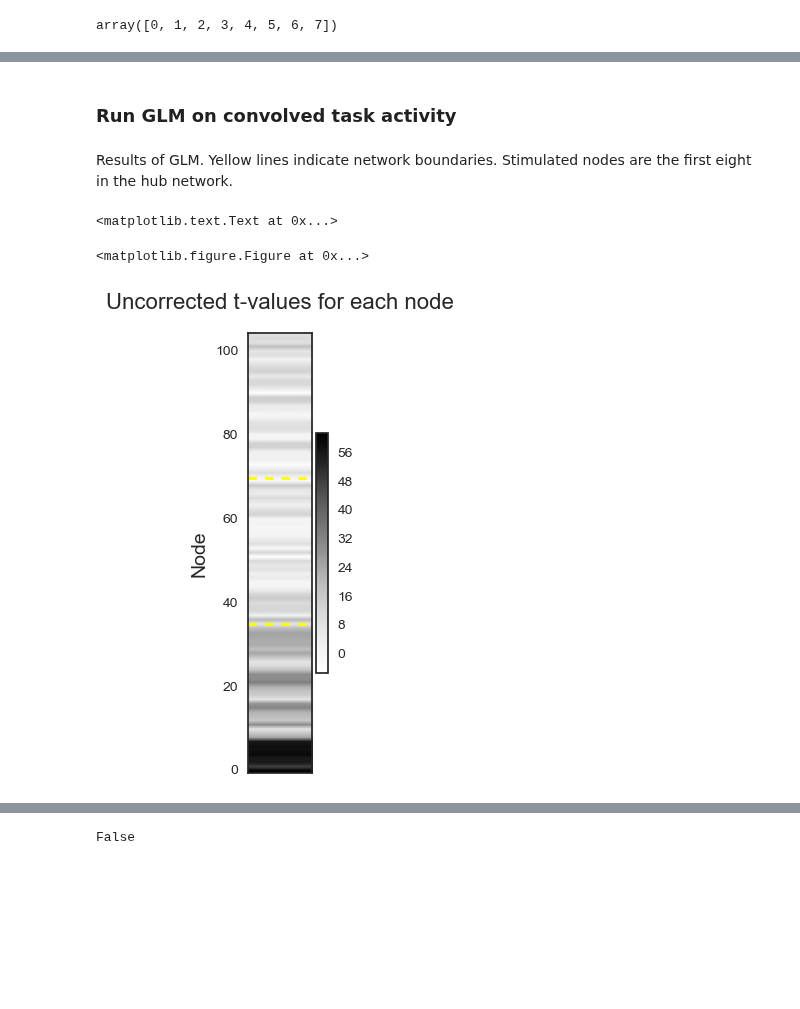
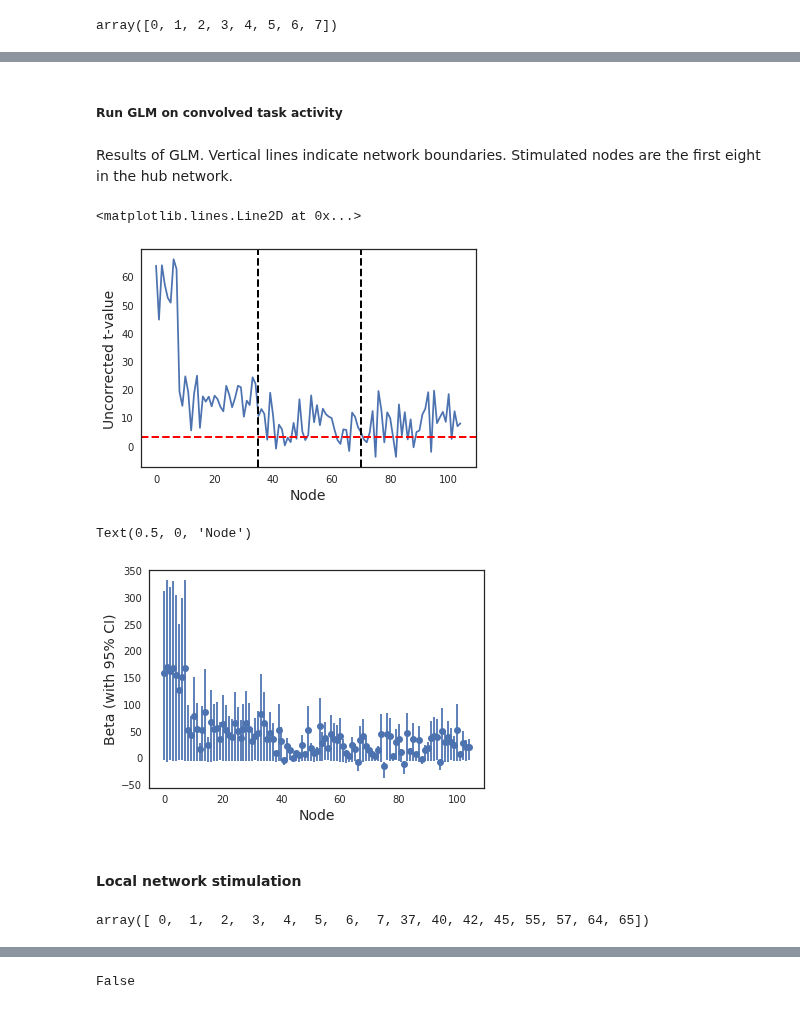
Before and after one commit to zenkavi/DevStudy_FmriNbs, a Jupyter notebook: notebooks/informationtransfermapping/TheoreticalResults/zenkavi_simulation_sandbox.ipynb, the cells around one changed output, grey strips where cells are left out. Drawn from its saved outputs; the diff is of its cells as text; code cells hidden in the pictures; blank space fills up the shorter version.

```diff
--- a/notebooks/informationtransfermapping/TheoreticalResults/zenkavi_simulation_sandbox.ipynb
+++ b/notebooks/informationtransfermapping/TheoreticalResults/zenkavi_simulation_sandbox.ipynb
@@ -212,5 +214,5 @@ plt.colorbar()
 # %% [markdown]
-### Run GLM on convolved task activity
+##### Run GLM on convolved task activity
 # %%
 n_skip_BOLD = int(TRLength)
 # Temporally downsample task timing to seconds (before convolving)
@@ -229,16 +231,23 @@ task_betas_postfmri, task_resids_postfmri, task_tvals_postfmri = model.runTaskGL
 # %% [markdown]
-Results of GLM. Yellow lines indicate network boundaries. Stimulated nodes are the first eight in the hub network.
+Results of GLM. Vertical lines indicate network boundaries. Stimulated nodes are the first eight in the hub network.
-# %%
-plt.figure()
-plt.figure().add_axes([0.1, 0.1, 0.1, 0.8])
-plt.imshow(task_tvals_postfmri.reshape(-1,1), aspect='auto',origin='lower')
-plt.ylabel('Node',fontsize=14)
-plt.xticks([])
-plt.axhline(y=35,linewidth=2, color='yellow', ls = "--")
-plt.axhline(y=70,linewidth=2, color='yellow', ls = "--")
-plt.colorbar()
-plt.title('Uncorrected t-values for each node', y=1.04, fontsize=16)
-# %% [output]
-<matplotlib.text.Text at 0x...>
-<matplotlib.figure.Figure at 0x...>
-[figure, removed]
+# %%
+plt.plot(task_tvals_postfmri)
+plt.ylabel('Uncorrected t-value',fontsize=14)
+plt.xlabel('Node',fontsize=14)
+plt.axhline(y=3,linewidth=2, color='red', ls = "--")
+plt.axvline(x=35,linewidth=2, color='black', ls = "--")
+plt.axvline(x=70,linewidth=2, color='black', ls = "--")
+# %% [output]
+<matplotlib.lines.Line2D at 0x...>
+[figure, added]
+# %%
+uperror = task_betas_ci_postfmri[:,1]
+downerror = task_betas_ci_postfmri[:,0]
+errorbars = np.concatenate(([uperror], [downerror]), axis=0)
+
+plt.errorbar(np.arange(totalnodes), task_betas_postfmri, yerr=errorbars, fmt = 'o')
+plt.ylabel('Beta (with 95% CI)',fontsize=14)
+plt.xlabel('Node',fontsize=14)
+# %% [output]
+Text(0.5, 0, 'Node')
+[figure, added]
@@ -244,0 +256,2 @@ plt.title('Uncorrected t-values for each node', y=1.04, fontsize=16)
+# %% [markdown]
+#### Local network stimulation
@@ -244,0 +287,4 @@ plt.title('Uncorrected t-values for each node', y=1.04, fontsize=16)
+# %%
+stim_nodes
+# %% [output]
+array([ 0,  1,  2,  3,  4,  5,  6,  7, 37, 40, 42, 45, 55, 57, 64, 65])
```
Also changed, not shown: parts of 41 cells of this notebook, 1 other file.
